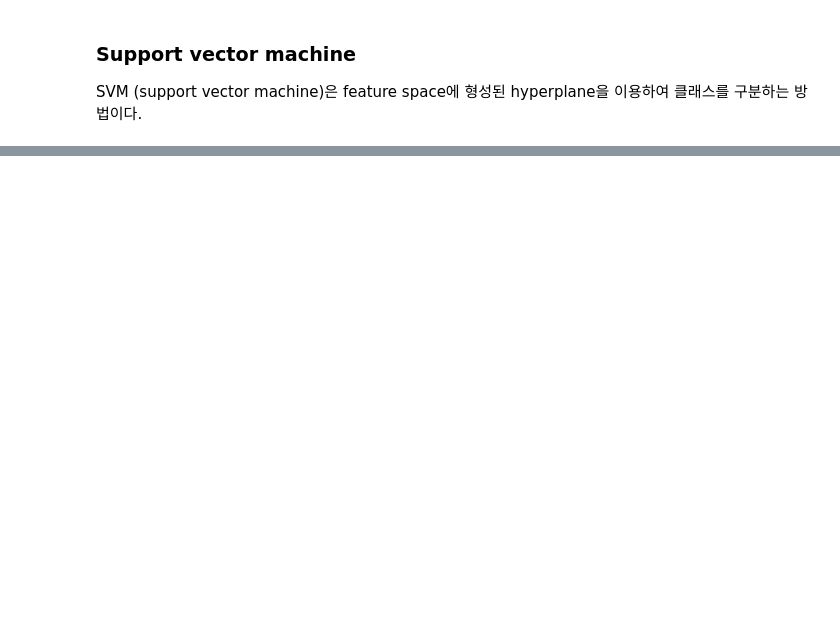
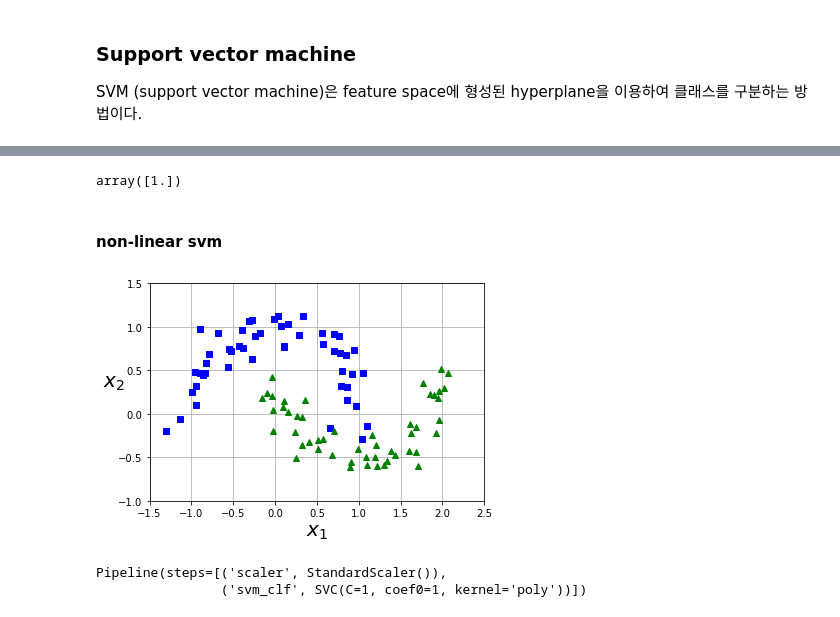
Before and after one commit to ksublee/ML, a Jupyter notebook: 8.SVM.ipynb, the cells around one changed output, grey strips where cells are left out. Saved outputs shown, nothing was run; the diff lists cells and outputs as text; code cells hidden in the pictures; blank space fills up the shorter version.

```diff
--- a/8.SVM.ipynb
+++ b/8.SVM.ipynb
@@ -308,0 +459,6 @@ $$ f(x) = \beta_0 + \sum_{i=1}^{n} \alpha_i <x, x_i> $$
+# %%
+svm_clf.predict([[5.5, 1.7]])
+# %% [output]
+array([1.])
+# %% [markdown]
+#### non-linear svm
@@ -308,0 +467,27 @@ $$ f(x) = \beta_0 + \sum_{i=1}^{n} \alpha_i <x, x_i> $$
+# %%
+from sklearn.datasets import make_moons
+X, y = make_moons(n_samples=100, noise=0.15)
+
+def plot_dataset(X, y, axes):
+    plt.plot(X[:, 0][y==0], X[:, 1][y==0], "bs")
+    plt.plot(X[:, 0][y==1], X[:, 1][y==1], "g^")
+    plt.axis(axes)
+    plt.grid(True, which='both')
+    plt.xlabel(r"$x_1$", fontsize=20)
+    plt.ylabel(r"$x_2$", fontsize=20, rotation=0)
+
+plot_dataset(X, y, [-1.5, 2.5, -1, 1.5])
+plt.show()
+# %% [output]
+[figure, added]
+# %%
+from sklearn.svm import SVC
+polynomial_svm_clf = Pipeline([
+        ("scaler", StandardScaler()),
+        ("svm_clf", SVC(kernel="poly", degree=3, coef0=1, C=1))
+    ])
+
+polynomial_svm_clf.fit(X, y)
+# %% [output]
+Pipeline(steps=[('scaler', StandardScaler()),
+                ('svm_clf', SVC(C=1, coef0=1, kernel='poly'))])
```
Also changed, not shown: parts of 25 cells of this notebook, 4 other files.
